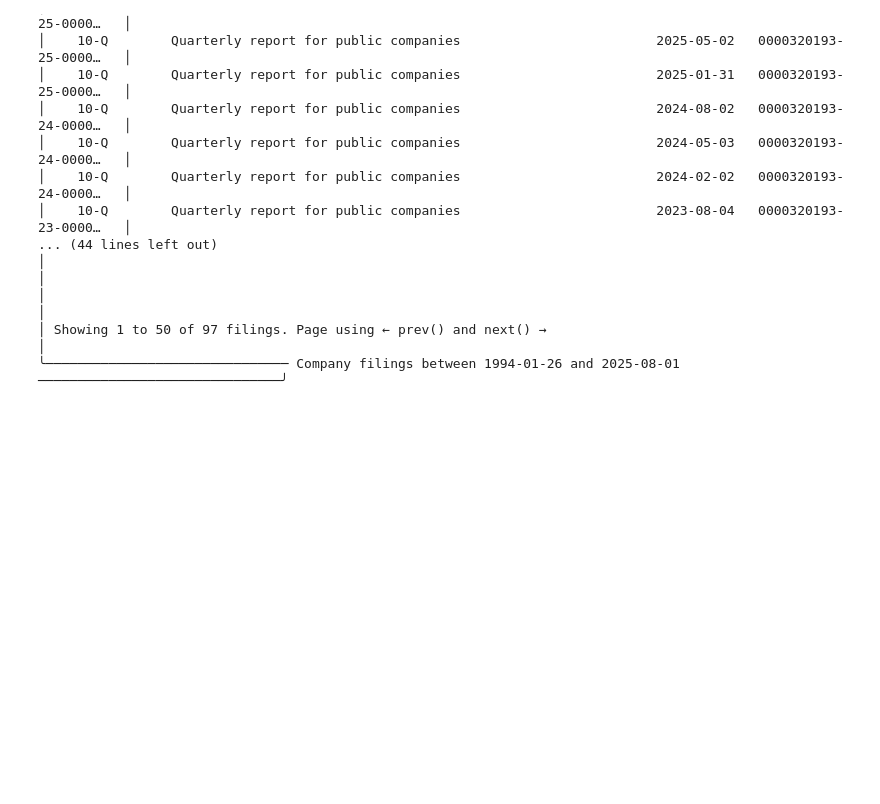
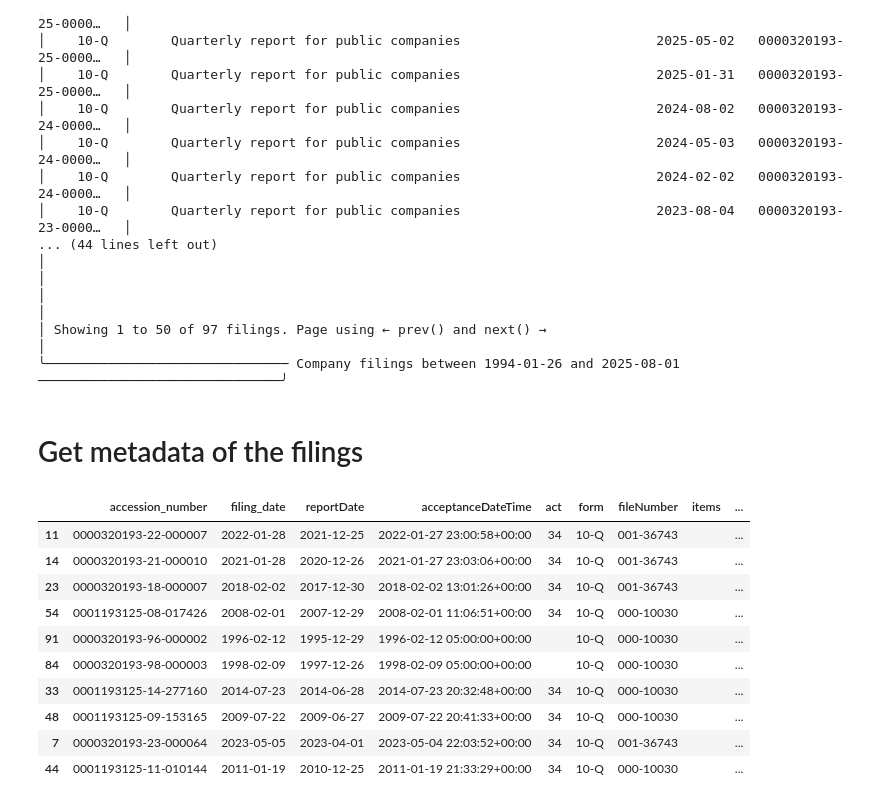
Before and after one commit to pakkapol-s/Data-Analysis-Projects, a Jupyter notebook: Edgar_Tools/Edgar_Tools.ipynb, the cells around one changed output. Drawn from its saved outputs; the diff is of its cells as text; code cells hidden in the pictures; blank space fills up the shorter version.

```diff
--- a/Edgar_Tools/Edgar_Tools.ipynb
+++ b/Edgar_Tools/Edgar_Tools.ipynb
@@ -236,3 +236,19 @@ filings
 │                                                                                                                 │
 │ Showing 1 to 50 of 97 filings. Page using ← prev() and next() →                                                 │
 ╰─────────────────────────────── Company filings between 1994-01-26 and 2025-08-01 ───────────────────────────────╯
+# %% [markdown]
+# Get metadata of the filings
+# %%
+filings.to_pandas().sample(10)
+# %% [output]
+|  | accession_number | filing_date | reportDate | acceptanceDateTime | act | form | fileNumber | items | ... |
+| 11 | 0000320193-22-000007 | 2022-01-28 | 2021-12-25 | 2022-01-27 23:00:58+00:00 | 34 | 10-Q | 001-36743 |  | ... |
+| 14 | 0000320193-21-000010 | 2021-01-28 | 2020-12-26 | 2021-01-27 23:03:06+00:00 | 34 | 10-Q | 001-36743 |  | ... |
+| 23 | 0000320193-18-000007 | 2018-02-02 | 2017-12-30 | 2018-02-02 13:01:26+00:00 | 34 | 10-Q | 001-36743 |  | ... |
+| 54 | 0001193125-08-017426 | 2008-02-01 | 2007-12-29 | 2008-02-01 11:06:51+00:00 | 34 | 10-Q | 000-10030 |  | ... |
+| 91 | 0000320193-96-000002 | 1996-02-12 | 1995-12-29 | 1996-02-12 05:00:00+00:00 |  | 10-Q | 000-10030 |  | ... |
+| 84 | 0000320193-98-000003 | 1998-02-09 | 1997-12-26 | 1998-02-09 05:00:00+00:00 |  | 10-Q | 000-10030 |  | ... |
+| 33 | 0001193125-14-277160 | 2014-07-23 | 2014-06-28 | 2014-07-23 20:32:48+00:00 | 34 | 10-Q | 000-10030 |  | ... |
+| 48 | 0001193125-09-153165 | 2009-07-22 | 2009-06-27 | 2009-07-22 20:41:33+00:00 | 34 | 10-Q | 000-10030 |  | ... |
+| 7 | 0000320193-23-000064 | 2023-05-05 | 2023-04-01 | 2023-05-04 22:03:52+00:00 | 34 | 10-Q | 001-36743 |  | ... |
+| 44 | 0001193125-11-010144 | 2011-01-19 | 2010-12-25 | 2011-01-19 21:33:29+00:00 | 34 | 10-Q | 000-10030 |  | ... |
```
Also changed, not shown: parts of 21 cells of this notebook.
